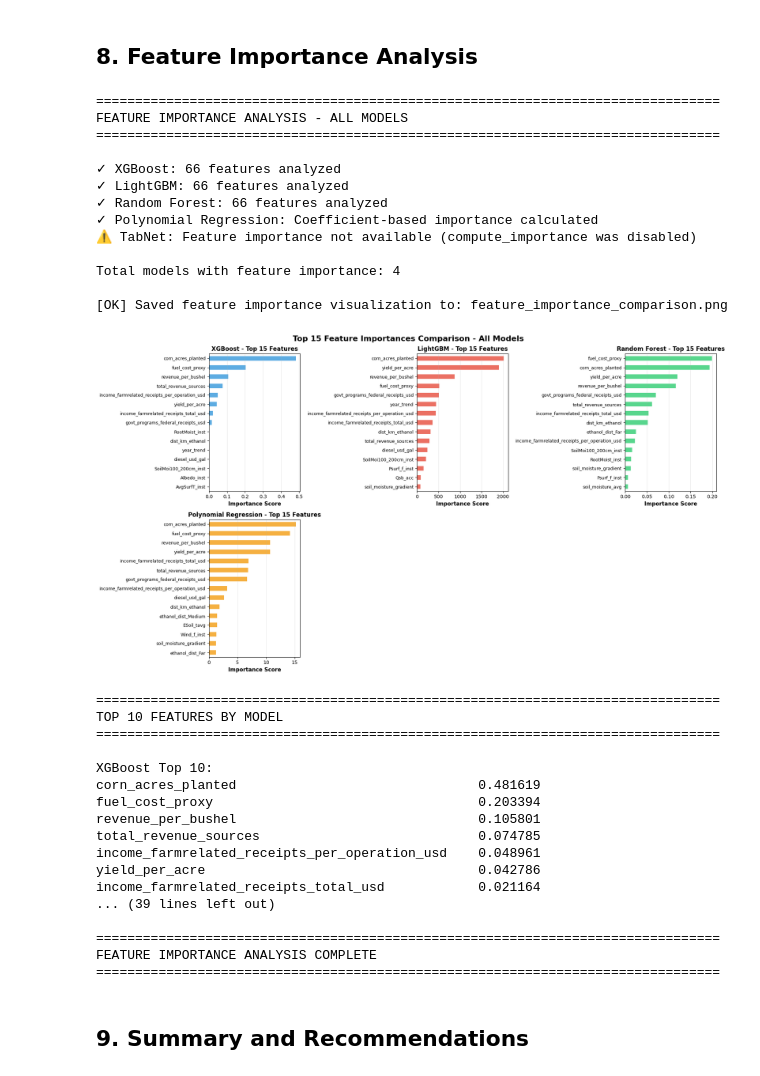
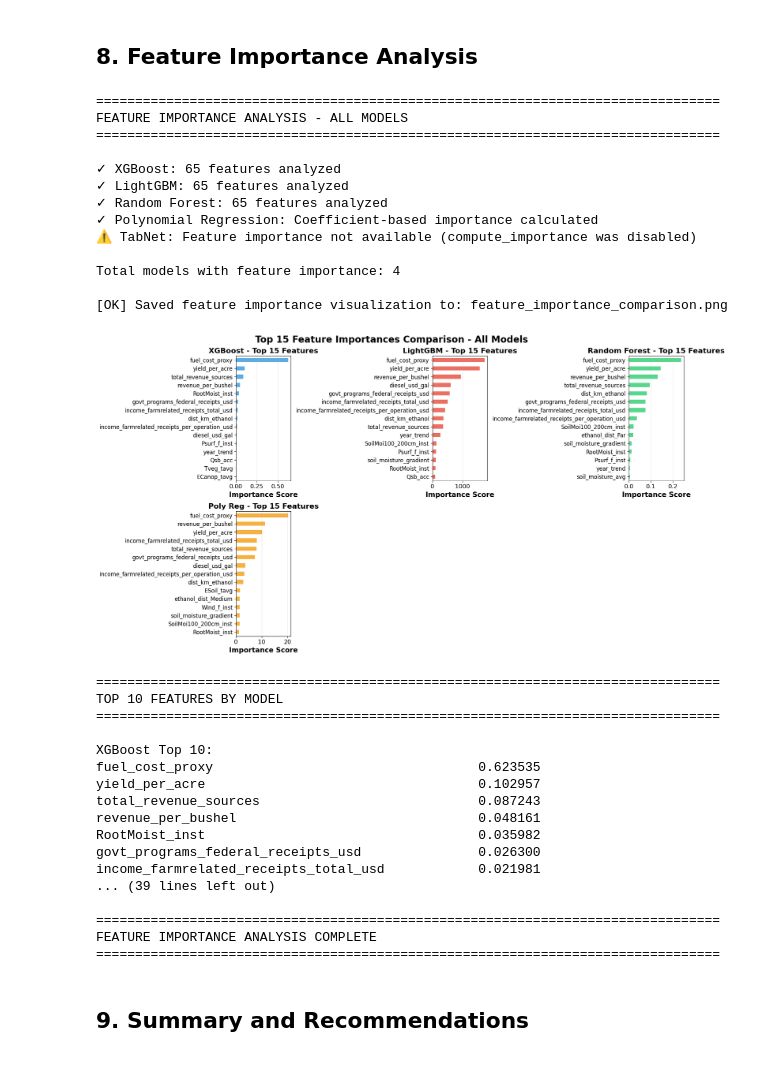
Before and after one commit to Jacob19999/Machine-Learning-Benchmark-for-Predicting-County-Level-Corn-Production, a Jupyter notebook: Model_Comparison.ipynb, the cells around one changed output. Saved outputs shown, nothing was run; the diff lists cells and outputs as text; code cells hidden in the pictures.

```diff
--- a/Model_Comparison.ipynb
+++ b/Model_Comparison.ipynb
@@ -144,9 +144,10 @@ ID_COLS = ['fips', 'county_name', 'year', 'month']
 TARGET_COL = 'corn_production_bu'
 
 # Extract features (all columns except ID and target)
-feature_cols = [col for col in df.columns if col not in ID_COLS + [TARGET_COL]]
+# Exclude corn_acres_planted feature
+feature_cols = [col for col in df.columns if col not in ID_COLS + [TARGET_COL] and col != 'corn_acres_planted']
 
-print(f"Features: {len(feature_cols)}")
+print(f"Features: {len(feature_cols)} (excluding corn_acres_planted)")
 print(f"Target: {TARGET_COL}")
 
 # Temporal split: train on 2000-2019, test on 2020-2022
@@ -1372,7 +1434,7 @@ if 'POLY_TRAINED' in globals() and POLY_TRAINED and 'poly_reg' in globals():
             poly_importance = poly_importance / poly_importance.sum() * 100
 
         poly_importance_series = pd.Series(poly_importance, index=X_train.columns).sort_values(ascending=False)
-        importance_data['Polynomial Regression'] = poly_importance_series
+        importance_data['Poly Reg'] = poly_importance_series
         print(f"✓ Polynomial Regression: Coefficient-based importance calculated")
     except Exception as e:
         print(f"⚠ Polynomial Regression feature importance calculation failed: {e}")
@@ -1401,7 +1463,7 @@ else:
     n_rows = (n_models + n_cols - 1) // n_cols
 
     fig, axes = plt.subplots(n_rows, n_cols, figsize=(6*n_cols, 5*n_rows))
-    fig.suptitle('Top 15 Feature Importances Comparison - All Models', fontsize=16, fontweight='bold')
+    fig.suptitle('Top 15 Feature Importances Comparison - All Models', fontsize=20, fontweight='bold')
 
     # Flatten axes if needed
     if n_rows == 1:
@@ -1421,13 +1483,14 @@ else:
         top_features = importance_series.head(15)
 
         top_features.plot(kind='barh', ax=ax, color=colors[idx % len(colors)], alpha=0.8)
-        ax.set_title(f'{model_name} - Top 15 Features', fontsize=12, fontweight='bold')
-        ax.set_xlabel('Importance Score', fontsize=11, fontweight='bold')
+        ax.set_title(f'{model_name} - Top 15 Features', fontsize=16, fontweight='bold')
+        ax.set_xlabel('Importance Score', fontsize=15, fontweight='bold')
         ax.invert_yaxis()
         ax.grid(alpha=0.3, axis='x')
+        ax.tick_params(axis='x', labelsize=13)
 
         # Rotate feature names if too long
-        ax.tick_params(axis='y', labelsize=9)
+        ax.tick_params(axis='y', labelsize=12)
         for label in ax.get_yticklabels():
             if len(label.get_text()) > 25:
                 label.set_text(label.get_text()[:22] + '...')
@@ -1437,49 +1500,49 @@ else:
         axes_flat[idx].axis('off')
 
     plt.tight_layout()
     plt.savefig('feature_importance_comparison.png', dpi=300, bbox_inches='tight')
     print("\n[OK] Saved feature importance visualization to: feature_importance_comparison.png")
     plt.show()
 
     # Print top features for each model
     print("\n" + "="*80)
     print("TOP 10 FEATURES BY MODEL")
     print("="*80)
 
     for model_name, importance_series in importance_data.items():
         print(f"\n{model_name} Top 10:")
         print(importance_series.head(10).to_string())
 
     print("\n" + "="*80)
     print("FEATURE IMPORTANCE ANALYSIS COMPLETE")
     print("="*80)
 # %% [output]
 ================================================================================
 FEATURE IMPORTANCE ANALYSIS - ALL MODELS
 ================================================================================
 
-✓ XGBoost: 66 features analyzed
-✓ LightGBM: 66 features analyzed
-✓ Random Forest: 66 features analyzed
+✓ XGBoost: 65 features analyzed
+✓ LightGBM: 65 features analyzed
+✓ Random Forest: 65 features analyzed
 ✓ Polynomial Regression: Coefficient-based importance calculated
 ⚠ TabNet: Feature importance not available (compute_importance was disabled)
 
 Total models with feature importance: 4
 
 [OK] Saved feature importance visualization to: feature_importance_comparison.png
-[figure, old version]
+[figure, new version]
 ================================================================================
 TOP 10 FEATURES BY MODEL
 ================================================================================
 
 XGBoost Top 10:
-corn_acres_planted                               0.481619
-fuel_cost_proxy                                  0.203394
-revenue_per_bushel                               0.105801
-total_revenue_sources                            0.074785
-income_farmrelated_receipts_per_operation_usd    0.048961
-yield_per_acre                                   0.042786
-income_farmrelated_receipts_total_usd            0.021164
+fuel_cost_proxy                                  0.623535
+yield_per_acre                                   0.102957
+total_revenue_sources                            0.087243
+revenue_per_bushel                               0.048161
+RootMoist_inst                                   0.035982
+govt_programs_federal_receipts_usd               0.026300
+income_farmrelated_receipts_total_usd            0.021981
 ... (39 lines left out)
 
 ================================================================================
```
Also changed, not shown: parts of 15 cells of this notebook, 31 other files.
